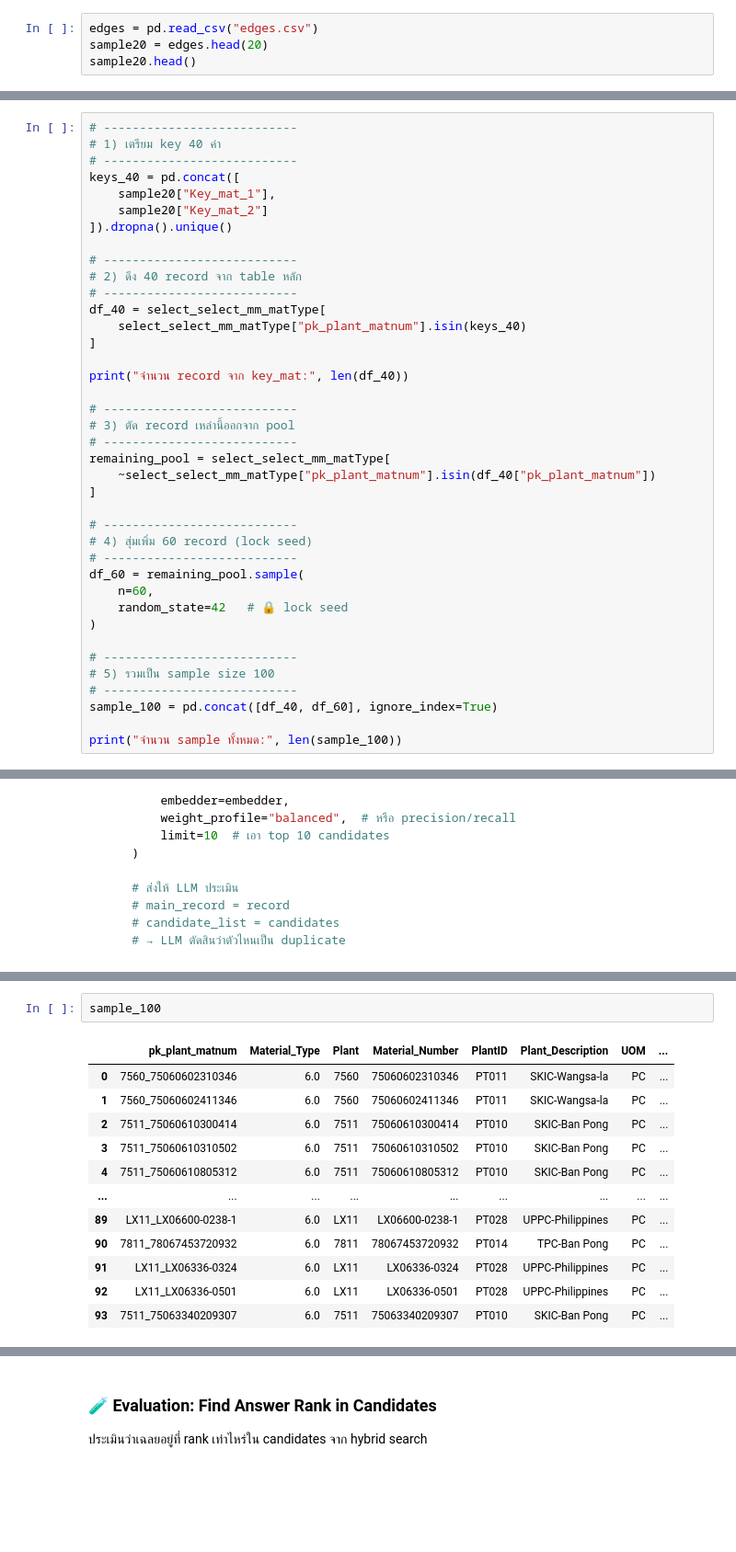
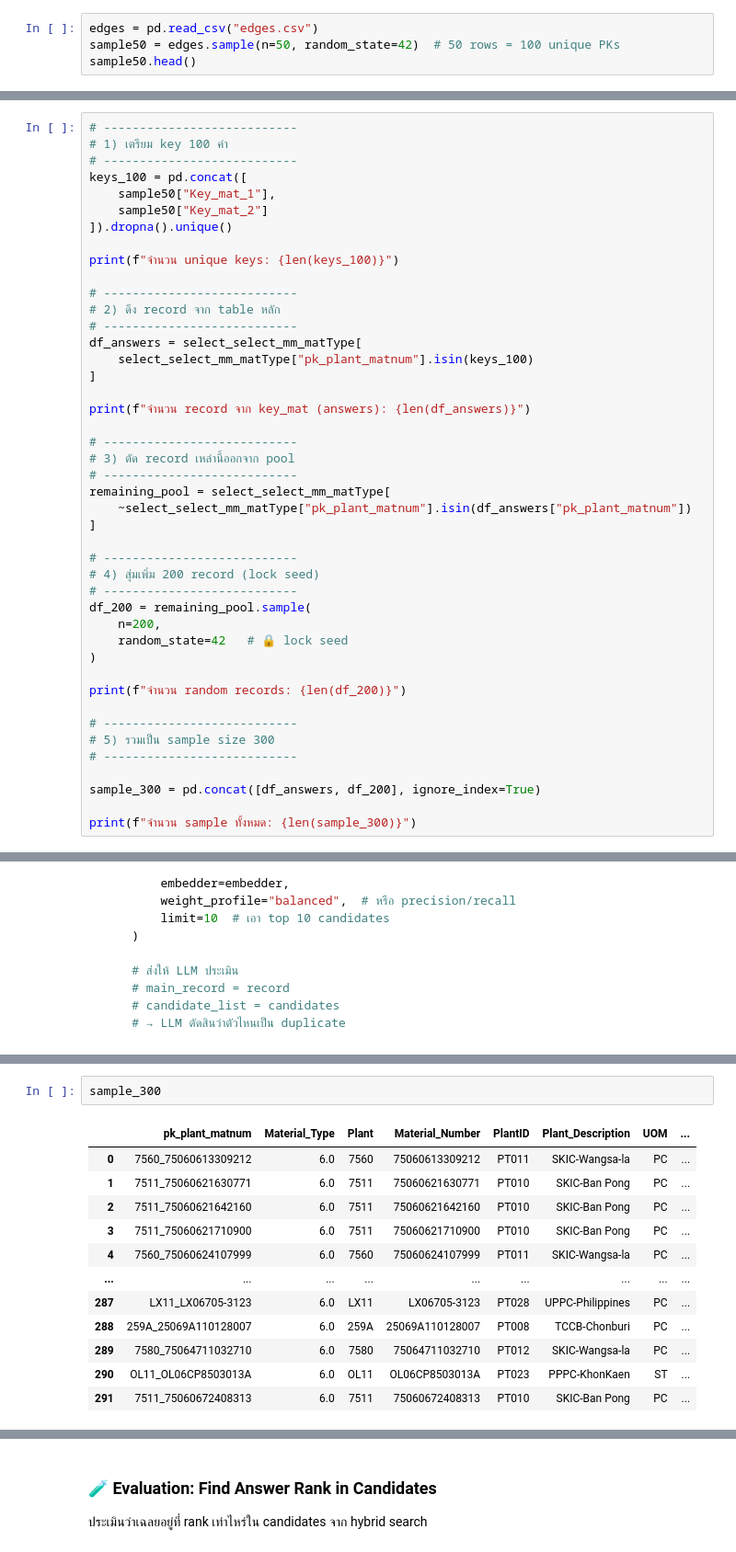
Before and after one commit to puripatuscg/Spare-part-Deduplicate, a Jupyter notebook: test.ipynb, the cells around one changed output, grey strips where cells are left out. Shown at 92% size. Cells and saved outputs as stored; diff of their text form; blank space fills up the shorter version.

```diff
--- a/test.ipynb
+++ b/test.ipynb
@@ -1041,7 +1041,7 @@ select_select_mm_matType[
 )
 # %%
 edges = pd.read_csv("edges.csv")
-sample20 = edges.head(20)
-sample20.head()
+sample50 = edges.sample(n=50, random_state=42)  # 50 rows = 100 unique PKs
+sample50.head()
 # %% [output]
 |  | MODEL_BRAND | Key_mat_1 | Plant_1 | Mat_1 | Key_mat_2 | Plant_2 | Mat_2 |
@@ -1090,40 +1090,45 @@ valid_records
 # %%
 # ---------------------------
-# 1) เตรียม key 40 ค่า
+# 1) เตรียม key 100 ค่า
 # ---------------------------
-keys_40 = pd.concat([
-    sample20["Key_mat_1"],
-    sample20["Key_mat_2"]
+keys_100 = pd.concat([
+    sample50["Key_mat_1"],
+    sample50["Key_mat_2"]
 ]).dropna().unique()
 
+print(f"จำนวน unique keys: {len(keys_100)}")
+
 # ---------------------------
-# 2) ดึง 40 record จาก table หลัก
+# 2) ดึง record จาก table หลัก
 # ---------------------------
-df_40 = select_select_mm_matType[
-    select_select_mm_matType["pk_plant_matnum"].isin(keys_40)
+df_answers = select_select_mm_matType[
+    select_select_mm_matType["pk_plant_matnum"].isin(keys_100)
 ]
 
-print("จำนวน record จาก key_mat:", len(df_40))
+print(f"จำนวน record จาก key_mat (answers): {len(df_answers)}")
 
 # ---------------------------
 # 3) ตัด record เหล่านี้ออกจาก pool
 # ---------------------------
 remaining_pool = select_select_mm_matType[
-    ~select_select_mm_matType["pk_plant_matnum"].isin(df_40["pk_plant_matnum"])
+    ~select_select_mm_matType["pk_plant_matnum"].isin(df_answers["pk_plant_matnum"])
 ]
 
 # ---------------------------
-# 4) สุ่มเพิ่ม 60 record (lock seed)
+# 4) สุ่มเพิ่ม 200 record (lock seed)
 # ---------------------------
-df_60 = remaining_pool.sample(
-    n=60,
+df_200 = remaining_pool.sample(
+    n=200,
     random_state=42   # 🔒 lock seed
 )
 
+print(f"จำนวน random records: {len(df_200)}")
+
 # ---------------------------
-# 5) รวมเป็น sample size 100
+# 5) รวมเป็น sample size 300
 # ---------------------------
-sample_100 = pd.concat([df_40, df_60], ignore_index=True)
 
-print("จำนวน sample ทั้งหมด:", len(sample_100))
+sample_300 = pd.concat([df_answers, df_200], ignore_index=True)
+
+print(f"จำนวน sample ทั้งหมด: {len(sample_300)}")
 # %% [output]
@@ -2096,15 +2112,15 @@ std       0.173862
 # %%
-sample_100
+sample_300
 # %% [output]
 |  | pk_plant_matnum | Material_Type | Plant | Material_Number | PlantID | Plant_Description | UOM | ... |
-| 0 | 7560_75060602310346 | 6.0 | 7560 | 75060602310346 | PT011 | SKIC-Wangsa-la | PC | ... |
-| 1 | 7560_75060602411346 | 6.0 | 7560 | 75060602411346 | PT011 | SKIC-Wangsa-la | PC | ... |
-| 2 | 7511_75060610300414 | 6.0 | 7511 | 75060610300414 | PT010 | SKIC-Ban Pong | PC | ... |
-| 3 | 7511_75060610310502 | 6.0 | 7511 | 75060610310502 | PT010 | SKIC-Ban Pong | PC | ... |
-| 4 | 7511_75060610805312 | 6.0 | 7511 | 75060610805312 | PT010 | SKIC-Ban Pong | PC | ... |
+| 0 | 7560_75060613309212 | 6.0 | 7560 | 75060613309212 | PT011 | SKIC-Wangsa-la | PC | ... |
+| 1 | 7511_75060621630771 | 6.0 | 7511 | 75060621630771 | PT010 | SKIC-Ban Pong | PC | ... |
+| 2 | 7511_75060621642160 | 6.0 | 7511 | 75060621642160 | PT010 | SKIC-Ban Pong | PC | ... |
+| 3 | 7511_75060621710900 | 6.0 | 7511 | 75060621710900 | PT010 | SKIC-Ban Pong | PC | ... |
+| 4 | 7560_75060624107999 | 6.0 | 7560 | 75060624107999 | PT011 | SKIC-Wangsa-la | PC | ... |
 | ... | ... | ... | ... | ... | ... | ... | ... | ... |
-| 89 | LX11_LX06600-0238-1 | 6.0 | LX11 | LX06600-0238-1 | PT028 | UPPC-Philippines | PC | ... |
-| 90 | 7811_78067453720932 | 6.0 | 7811 | 78067453720932 | PT014 | TPC-Ban Pong | PC | ... |
-| 91 | LX11_LX06336-0324 | 6.0 | LX11 | LX06336-0324 | PT028 | UPPC-Philippines | PC | ... |
-| 92 | LX11_LX06336-0501 | 6.0 | LX11 | LX06336-0501 | PT028 | UPPC-Philippines | PC | ... |
-| 93 | 7511_75063340209307 | 6.0 | 7511 | 75063340209307 | PT010 | SKIC-Ban Pong | PC | ... |
+| 287 | LX11_LX06705-3123 | 6.0 | LX11 | LX06705-3123 | PT028 | UPPC-Philippines | PC | ... |
+| 288 | 259A_25069A110128007 | 6.0 | 259A | 25069A110128007 | PT008 | TCCB-Chonburi | PC | ... |
+| 289 | 7580_75064711032710 | 6.0 | 7580 | 75064711032710 | PT012 | SKIC-Wangsa-la | PC | ... |
+| 290 | OL11_OL06CP8503013A | 6.0 | OL11 | OL06CP8503013A | PT023 | PPPC-KhonKaen | ST | ... |
+| 291 | 7511_75060672408313 | 6.0 | 7511 | 75060672408313 | PT010 | SKIC-Ban Pong | PC | ... |
```
Also changed, not shown: parts of 22 cells of this notebook, 1 other file.
